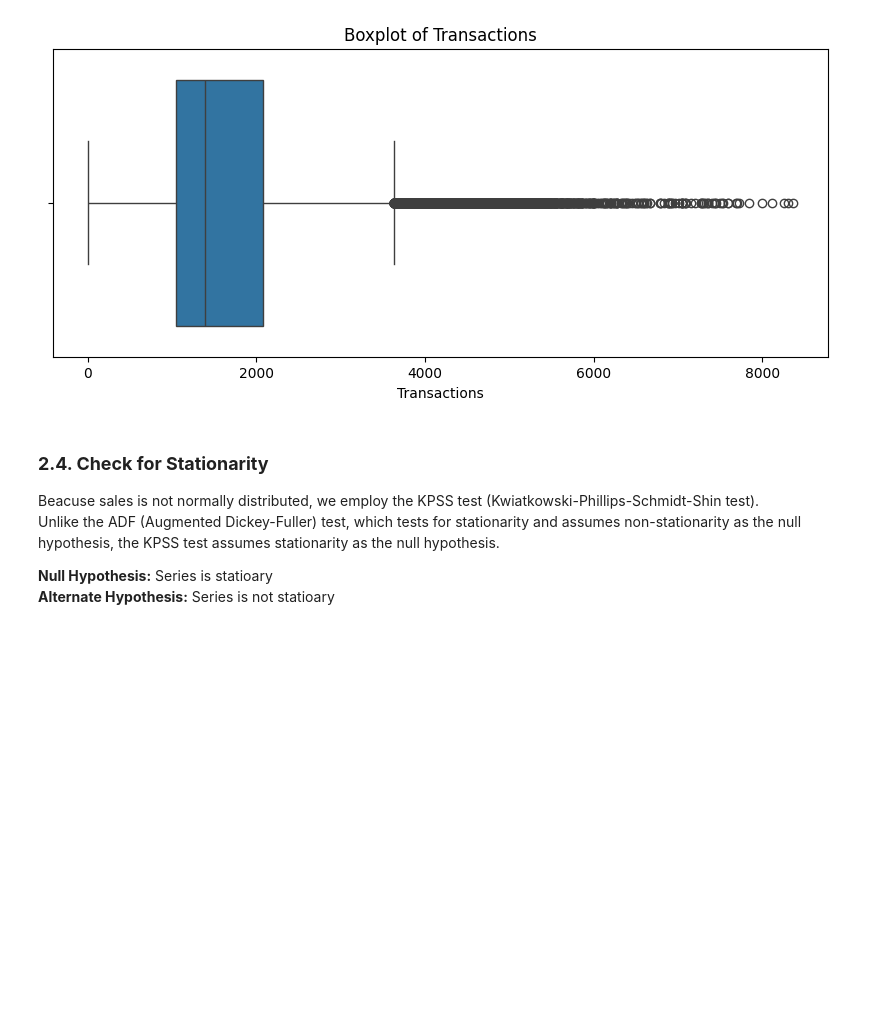
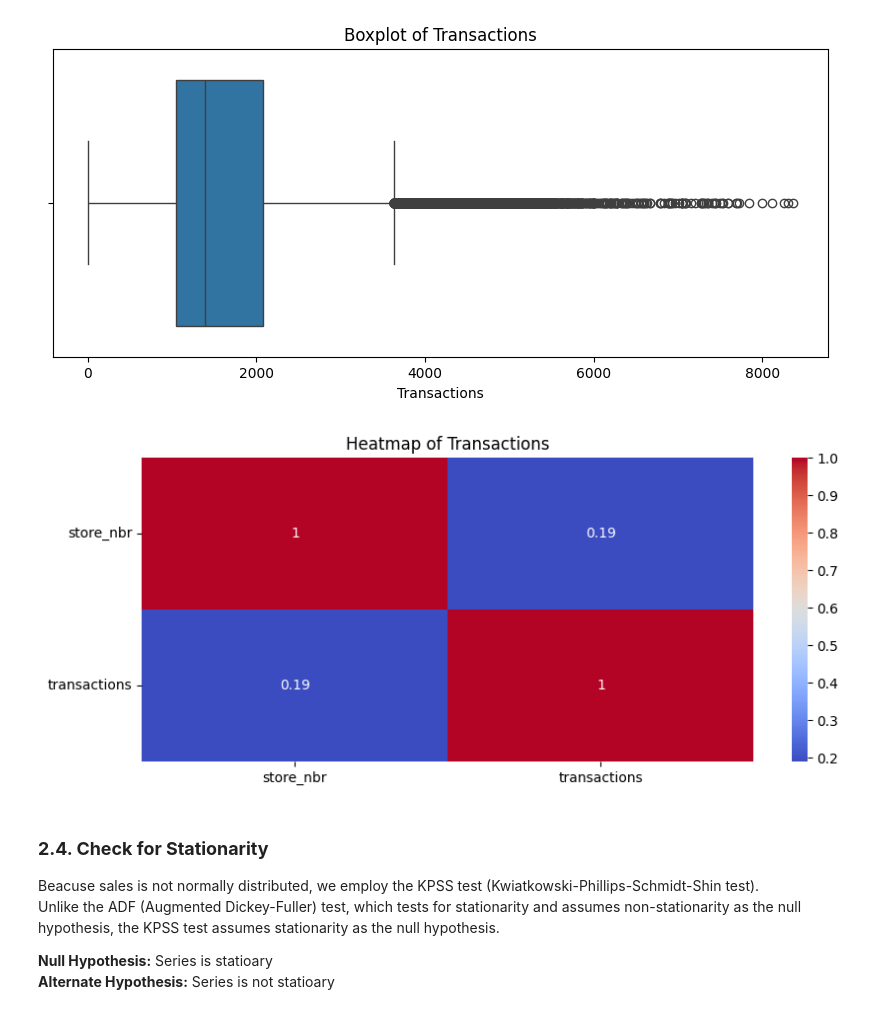
Before and after one commit to edadso/TS-Forecasting, a Jupyter notebook: notebooks/project_code.ipynb, the cells around one changed output. Cells and saved outputs as stored; diff of their text form; code cells hidden in the pictures; blank space fills up the shorter version.

```diff
--- a/notebooks/project_code.ipynb
+++ b/notebooks/project_code.ipynb
@@ -598,6 +610,19 @@ plt.xlabel("Transactions")
 plt.show()
 # %% [output]
 [figure]
+# %%
+# Set plot size
+plt.figure(figsize = (10, 4))
+
+# Plot heatmap
+sns.heatmap(transaction_df.corr(numeric_only = True), annot = True, cmap = "coolwarm")
+
+# Set the title and labels
+plt.title("Heatmap of Transactions")
+plt.yticks(rotation = 0)
+plt.show()
+# %% [output]
+[figure, added]
 # %% [markdown]
 ### **2.4. Check for Stationarity**
 Beacuse sales is not normally distributed, we employ the KPSS test (Kwiatkowski-Phillips-Schmidt-Shin test).<br>Unlike the ADF (Augmented Dickey-Fuller) test, which tests for stationarity and assumes non-stationarity as the null hypothesis, the KPSS test assumes stationarity as the null hypothesis.
```
Also changed, not shown: parts of 21 cells of this notebook, 1 other file.
